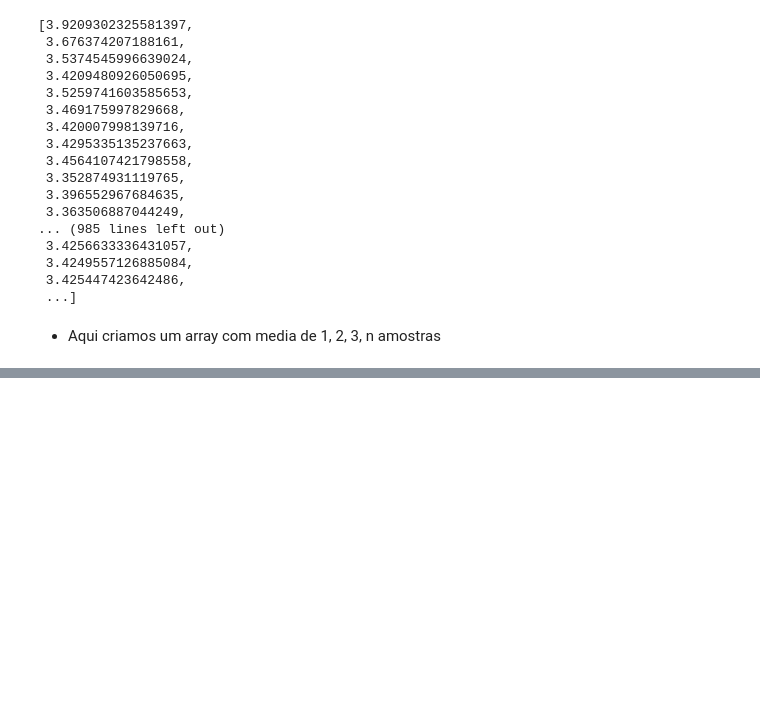
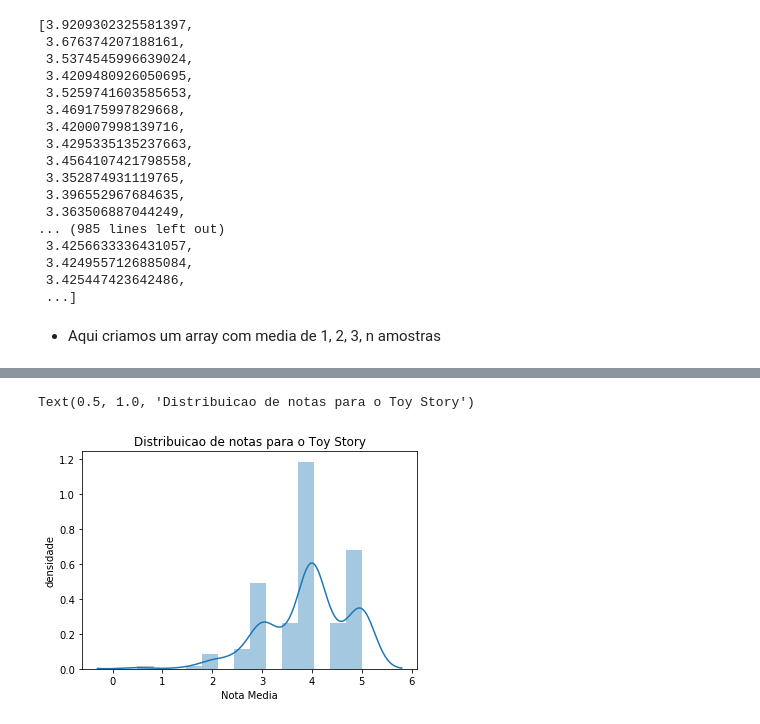
Before and after one commit to fkfouri/PythonStudy, a Jupyter notebook: data-science/testes_estatisticos/aula 0 - Introducao a Testes.ipynb, the cells around one changed output, grey strips where cells are left out. Drawn from its saved outputs; the diff is of its cells as text; code cells hidden in the pictures; blank space fills up the shorter version.

```diff
--- a/data-science/testes_estatisticos/aula 0 - Introducao a Testes.ipynb
+++ b/data-science/testes_estatisticos/aula 0 - Introducao a Testes.ipynb
@@ -538,0 +719,4 @@ medias
+# %%
+#vendo as notas de usuarios distintos do filme ToyStory
+notas1 = notas.query("movieId==1")
+notas1.head()
@@ -538,0 +730,8 @@ medias
+# %%
+#vendo um histograma das notas do ToyStory
+ax = sns.distplot(notas1.rating)
+ax.set(xlabel="Nota Media", ylabel = "densidade")
+ax.set_title("Distribuicao de notas para o Toy Story")
+# %% [output]
+Text(0.5, 1.0, 'Distribuicao de notas para o Toy Story')
+[figure, added]
```
Also changed, not shown: parts of 93 cells of this notebook.
